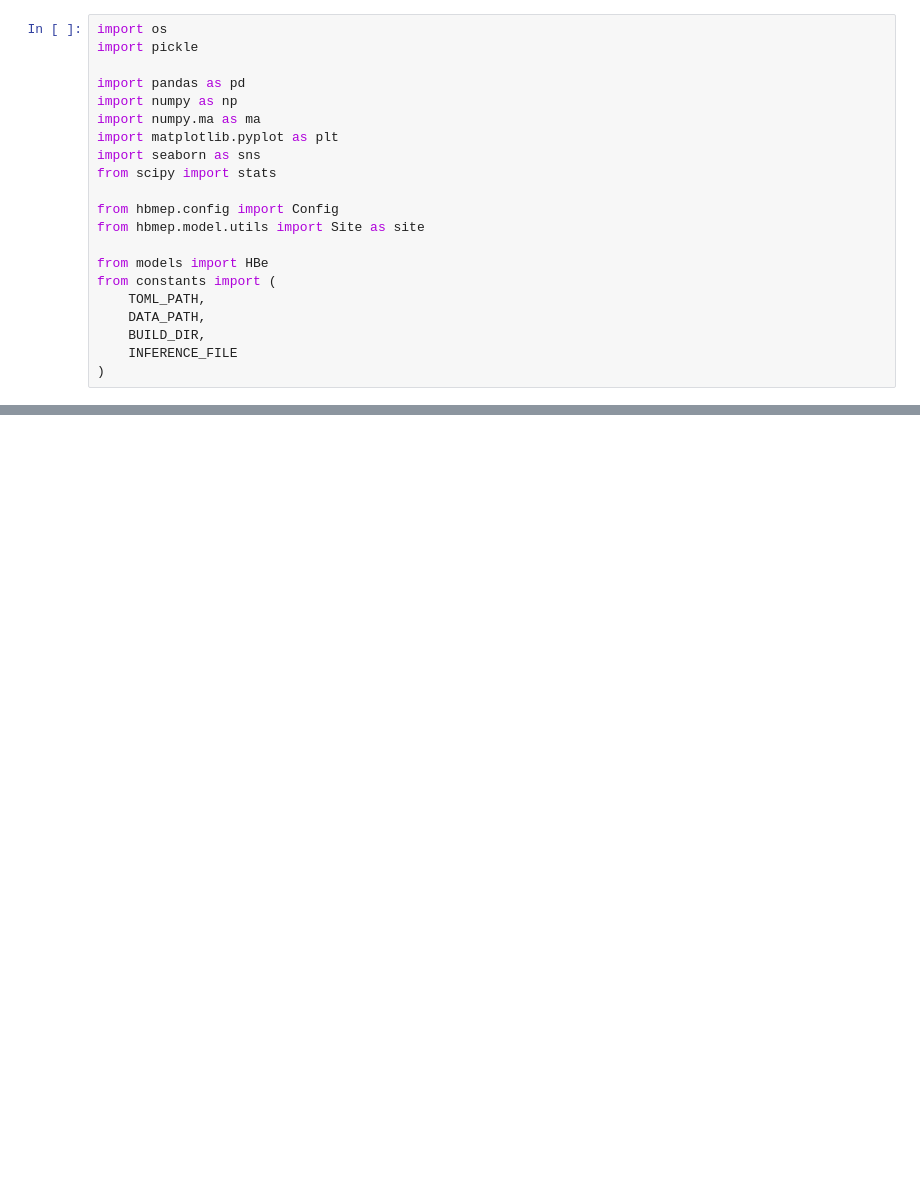
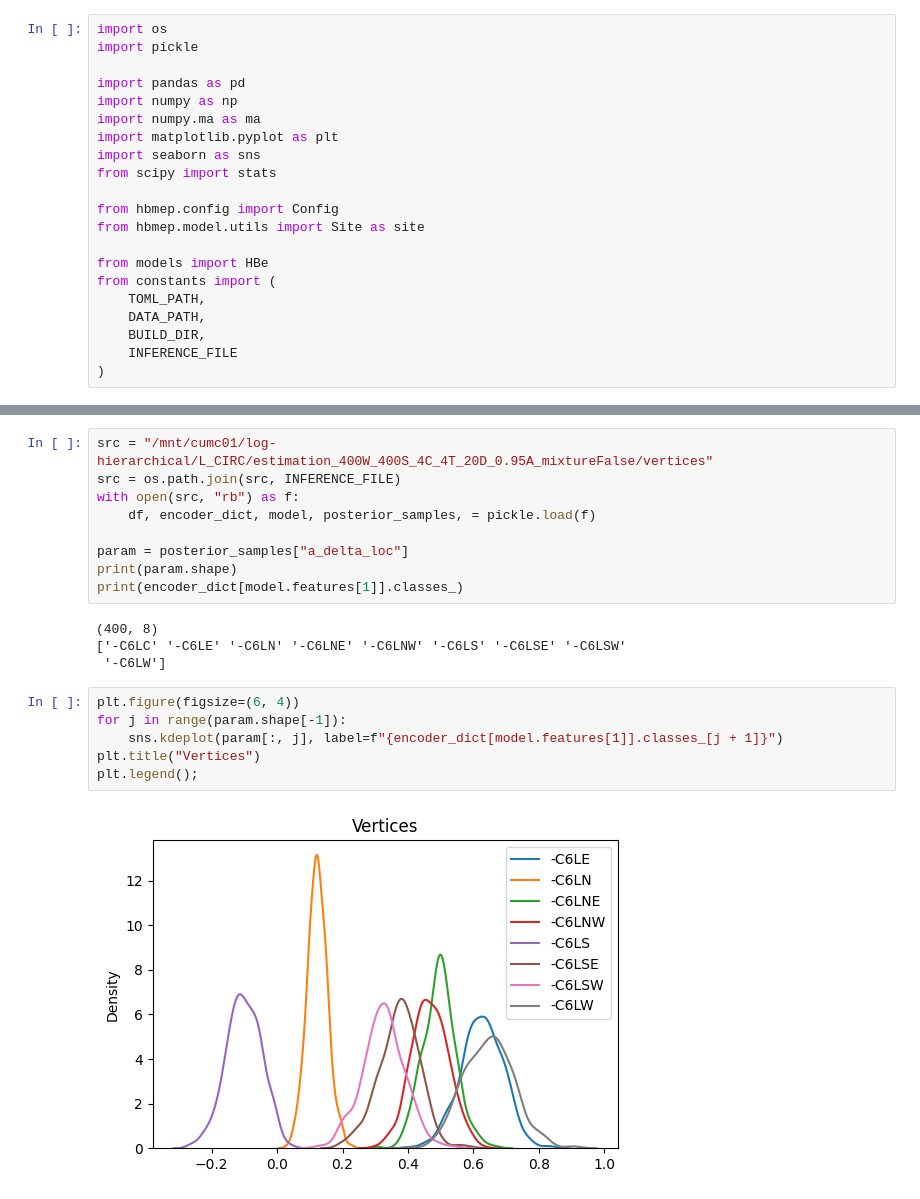
Before and after one commit to hbmep/rat-mapping, a Jupyter notebook: notebooks/log-hierarchical/l-circ/core__hbe.ipynb, the cells around one changed output, grey strips where cells are left out. Saved outputs shown, nothing was run; the diff lists cells and outputs as text; blank space fills up the shorter version.

```diff
--- a/notebooks/log-hierarchical/l-circ/core__hbe.ipynb
+++ b/notebooks/log-hierarchical/l-circ/core__hbe.ipynb
@@ -67,0 +64,21 @@ model.summary(posterior_samples)
+# %%
+src = "/mnt/cumc01/log-hierarchical/L_CIRC/estimation_400W_400S_4C_4T_20D_0.95A_mixtureFalse/vertices"
+src = os.path.join(src, INFERENCE_FILE)
+with open(src, "rb") as f:
+    df, encoder_dict, model, posterior_samples, = pickle.load(f)
+
+param = posterior_samples["a_delta_loc"]
+print(param.shape)
+print(encoder_dict[model.features[1]].classes_)
+# %% [output]
+(400, 8)
+['-C6LC' '-C6LE' '-C6LN' '-C6LNE' '-C6LNW' '-C6LS' '-C6LSE' '-C6LSW'
+ '-C6LW']
+# %%
+plt.figure(figsize=(6, 4))
+for j in range(param.shape[-1]):
+    sns.kdeplot(param[:, j], label=f"{encoder_dict[model.features[1]].classes_[j + 1]}")
+plt.title("Vertices")
+plt.legend();
+# %% [output]
+[figure, added]
```
Also changed, not shown: parts of 8 cells of this notebook.
